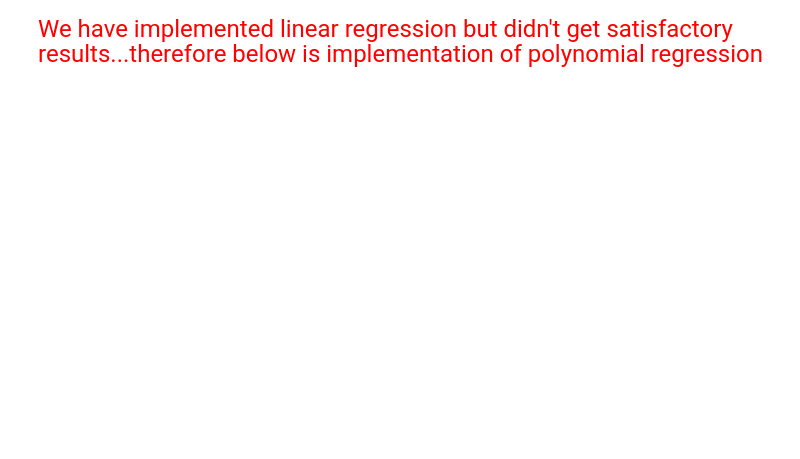
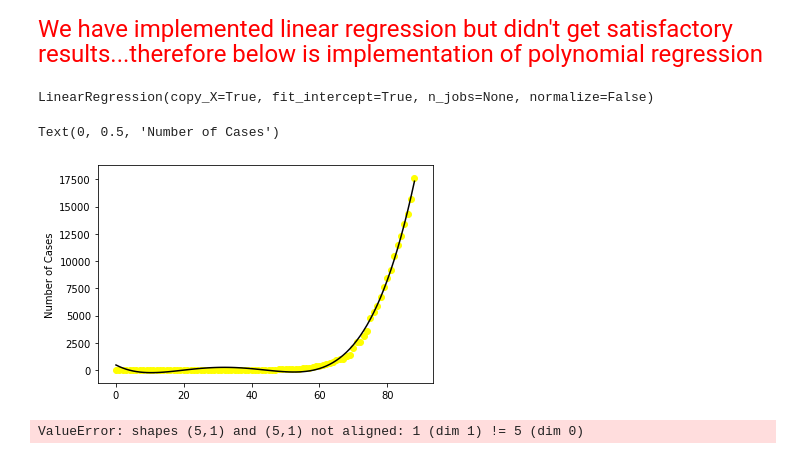
Before and after one commit to shivamg2017/Capstone, a Jupyter notebook: covid19.ipynb, the cells around one changed output. Drawn from its saved outputs; the diff is of its cells as text; code cells hidden in the pictures; blank space fills up the shorter version.

```diff
--- a/covid19.ipynb
+++ b/covid19.ipynb
@@ -263,0 +107,21 @@ print(LinearObj.predict(test))
+# %%
+poly = PolynomialFeatures(degree=4)
+x_poly = poly.fit_transform(x)
+# %%
+obj = LinearRegression()
+obj.fit(x_poly,y)
+# %% [output]
+LinearRegression(copy_X=True, fit_intercept=True, n_jobs=None, normalize=False)
+# %%
+y_poly_pred = obj.predict(x_poly)
+plt.plot(x,y_poly_pred,color="black")
+plt.scatter(x,y,color="yellow")
+plt.ylabel("Number of Cases")
+# %% [output]
+Text(0, 0.5, 'Number of Cases')
+[figure, added]
+# %%
+test = np.array(range(86,91)).reshape(-1,1)
+obj.predict(test)
+# %% [output]
+ValueError: shapes (5,1) and (5,1) not aligned: 1 (dim 1) != 5 (dim 0)
```
Also changed, not shown: parts of 17 cells of this notebook.
